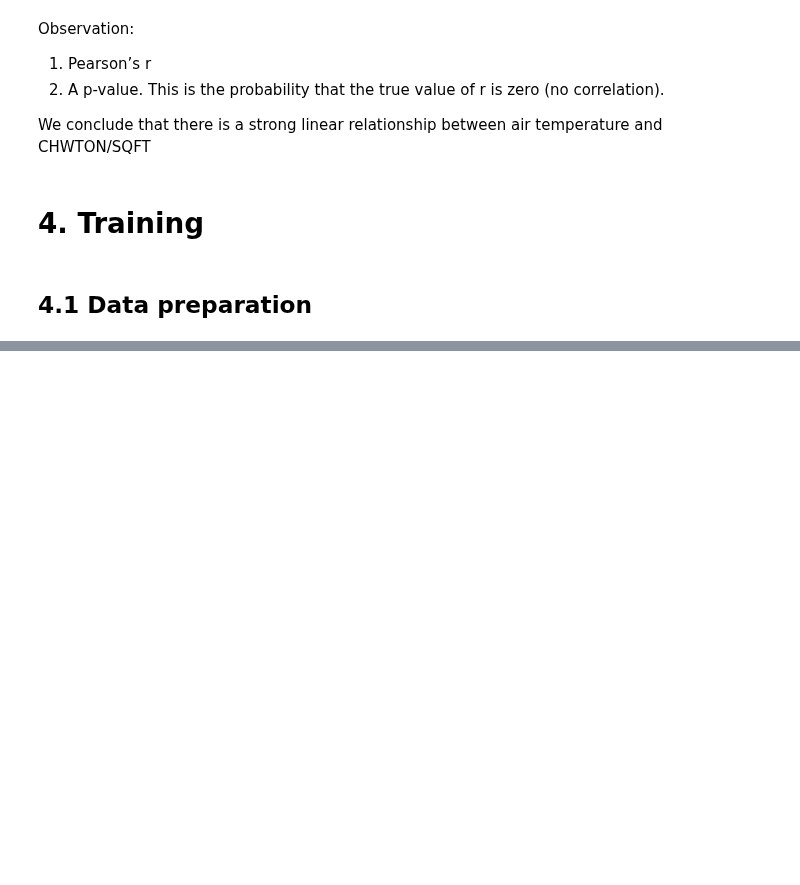
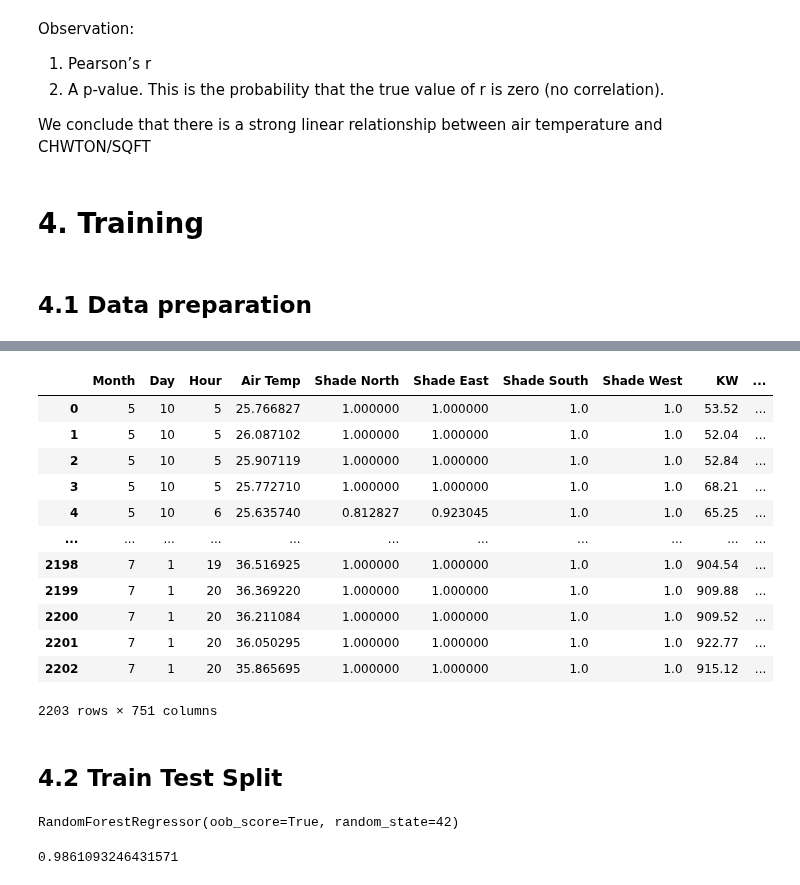
Before and after one commit to freecode23/microclimate-effects, a Jupyter notebook: microclimate_model/Model7_sens_analysis.ipynb, the cells around one changed output, grey strips where cells are left out. Drawn from its saved outputs; the diff is of its cells as text; code cells hidden in the pictures; blank space fills up the shorter version.

```diff
--- a/microclimate_model/Model7_sens_analysis.ipynb
+++ b/microclimate_model/Model7_sens_analysis.ipynb
@@ -39,7 +35,7 @@ from witwidget.notebook.visualization import WitWidget, WitConfigBuilder
 # %%
 Bldg = pd.read_csv("../Data/microclimate_model/Combined/all_buildings_9pm.csv")
 Bldg = Bldg.drop(columns = ['Unnamed: 0','CHWTON', 'Minute', 'DSW Top',
-       'DSW North', 'DSW East', 'DSW South', 'DSW West'])
+       'DSW North', 'DSW East', 'DSW South', 'DSW West', 'Date_Time'])
 # %%
 # only select 3 buildings
 Bldg = Bldg.loc[(Bldg['bldgname']=='Psychology North')].append(Bldg.loc[(Bldg['bldgname']=='Psychology')]).append(Bldg.loc[(Bldg['bldgname']=='ISTB 4')])
@@ -152,0 +162,35 @@ Building jupyterlab assets (production, minimized)
+# %%
+Bldg = pd.get_dummies(Bldg, drop_first = True)
+# %%
+Bldg
+# %% [output]
+|  | Month | Day | Hour | Air Temp | Shade North | Shade East | Shade South | Shade West | KW | ... |
+| 0 | 5 | 10 | 5 | 25.766827 | 1.000000 | 1.000000 | 1.0 | 1.0 | 53.52 | ... |
+| 1 | 5 | 10 | 5 | 26.087102 | 1.000000 | 1.000000 | 1.0 | 1.0 | 52.04 | ... |
+| 2 | 5 | 10 | 5 | 25.907119 | 1.000000 | 1.000000 | 1.0 | 1.0 | 52.84 | ... |
+| 3 | 5 | 10 | 5 | 25.772710 | 1.000000 | 1.000000 | 1.0 | 1.0 | 68.21 | ... |
+| 4 | 5 | 10 | 6 | 25.635740 | 0.812827 | 0.923045 | 1.0 | 1.0 | 65.25 | ... |
+| ... | ... | ... | ... | ... | ... | ... | ... | ... | ... | ... |
+| 2198 | 7 | 1 | 19 | 36.516925 | 1.000000 | 1.000000 | 1.0 | 1.0 | 904.54 | ... |
+| 2199 | 7 | 1 | 20 | 36.369220 | 1.000000 | 1.000000 | 1.0 | 1.0 | 909.88 | ... |
+| 2200 | 7 | 1 | 20 | 36.211084 | 1.000000 | 1.000000 | 1.0 | 1.0 | 909.52 | ... |
+| 2201 | 7 | 1 | 20 | 36.050295 | 1.000000 | 1.000000 | 1.0 | 1.0 | 922.77 | ... |
+| 2202 | 7 | 1 | 20 | 35.865695 | 1.000000 | 1.000000 | 1.0 | 1.0 | 915.12 | ... |
+2203 rows × 751 columns
+# %% [markdown]
+## 4.2 Train Test Split
+# %%
+# 1. Get X and y
+X = Bldg.drop(columns=['CHWTON/SQFT'])
+y = Bldg['CHWTON/SQFT']
+
+# 2. Train-Validate Split
+X_train, X_validate, y_train, y_validate = train_test_split(X, y, test_size=0.2, random_state=20)
+
+# 3. RF
+RF_base = RandomForestRegressor(n_estimators = 100, random_state = 42, oob_score = True)
+
+# 4. Fit model that already has parameters
+RF_base.fit(X_train, y_train)
+# %% [output]
+RandomForestRegressor(oob_score=True, random_state=42)
@@ -152,0 +199,4 @@ Building jupyterlab assets (production, minimized)
+# %%
+scoreValidate
+# %% [output]
+0.9861093246431571
```
Also changed, not shown: parts of 11 cells of this notebook, 1 other file.
